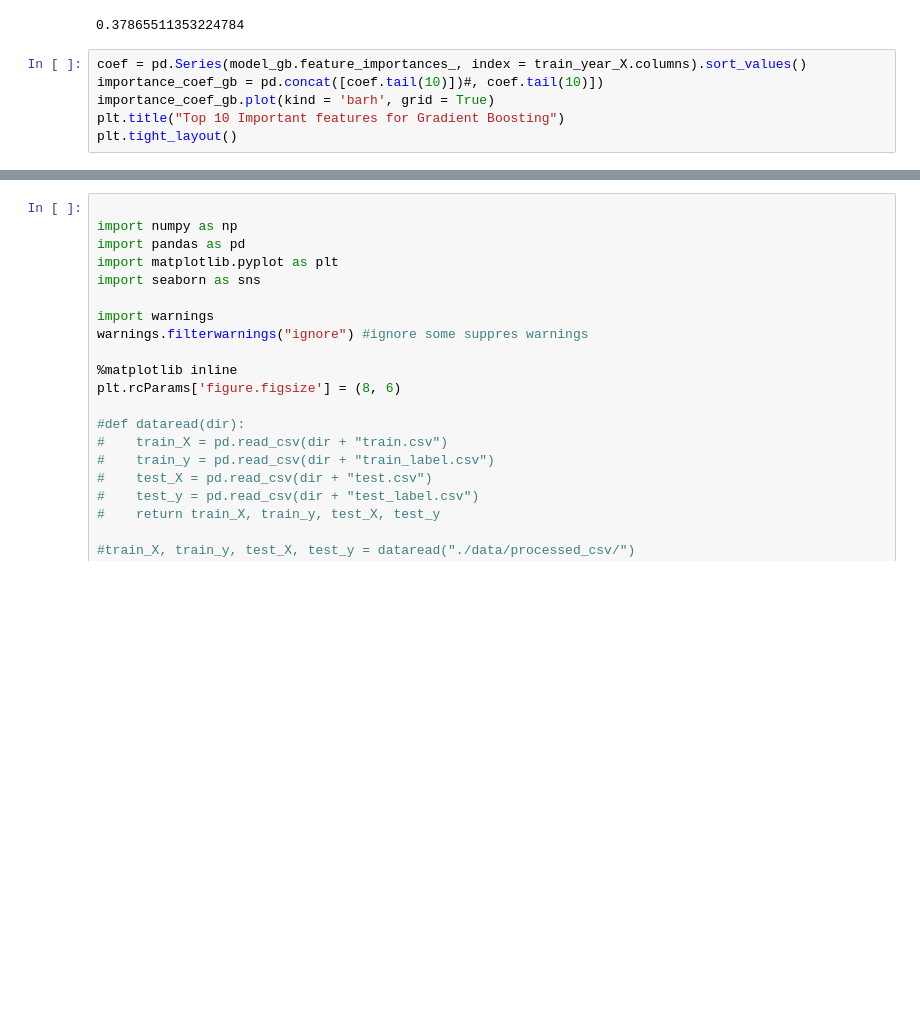
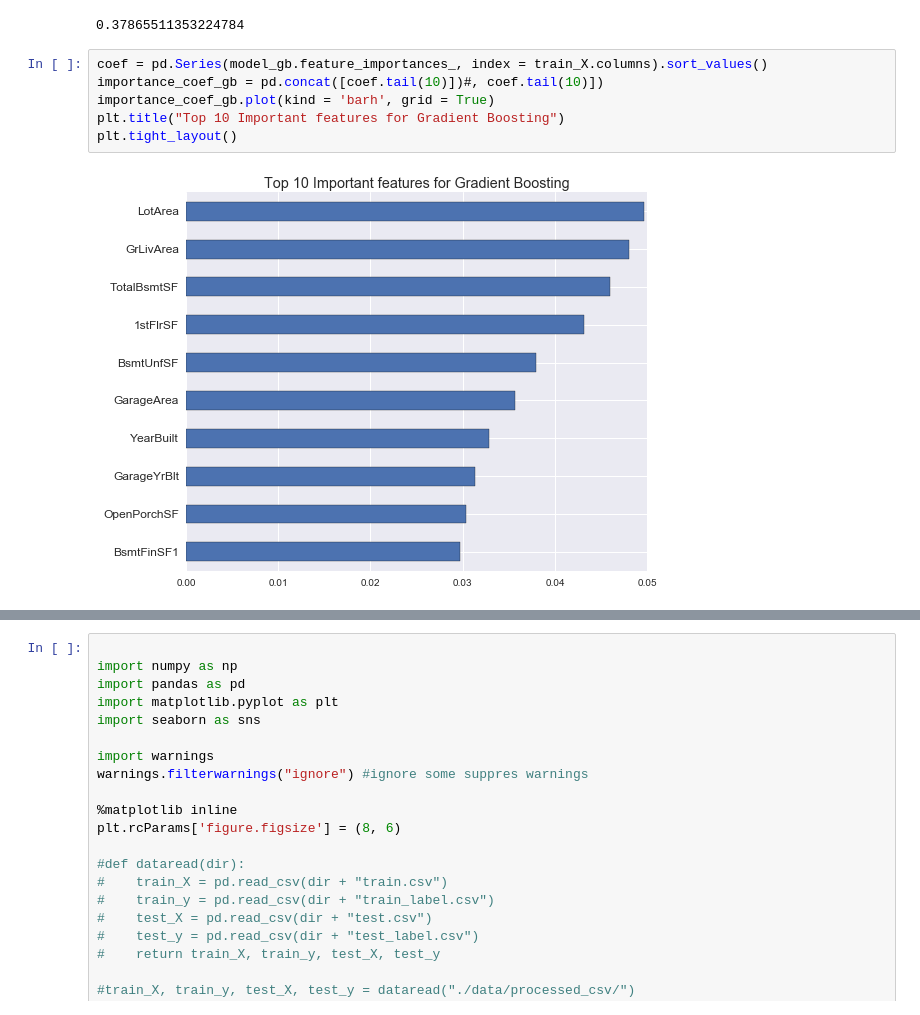
Before and after one commit to AngeloK/house-price-prediction, a Jupyter notebook: Linlin/house-price.ipynb, the cells around one changed output, grey strips where cells are left out. Drawn from its saved outputs; the diff is of its cells as text; blank space fills up the shorter version.

```diff
--- a/Linlin/house-price.ipynb
+++ b/Linlin/house-price.ipynb
@@ -1373,8 +1373,10 @@ rmse_gb_test
 # %% [output]
 0.37865511353224784
 # %%
-coef = pd.Series(model_gb.feature_importances_, index = train_year_X.columns).sort_values()
+coef = pd.Series(model_gb.feature_importances_, index = train_X.columns).sort_values()
 importance_coef_gb = pd.concat([coef.tail(10)])#, coef.tail(10)])
 importance_coef_gb.plot(kind = 'barh', grid = True)
 plt.title("Top 10 Important features for Gradient Boosting")
 plt.tight_layout()
+# %% [output]
+[figure, added]
```
Also changed, not shown: parts of 1 cell of this notebook, 1 other file.
